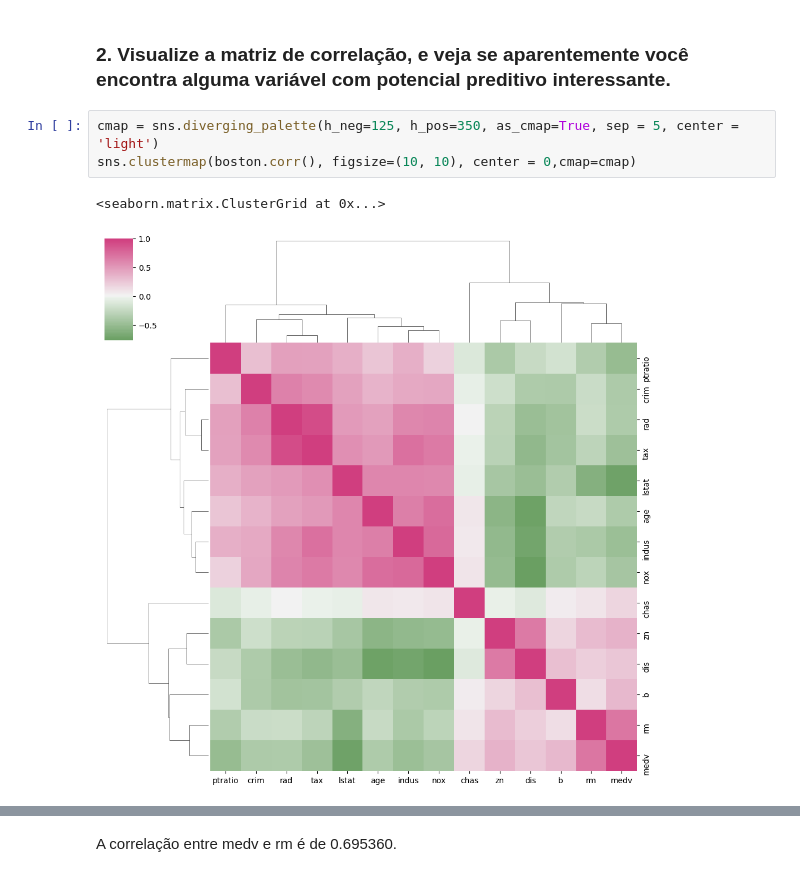
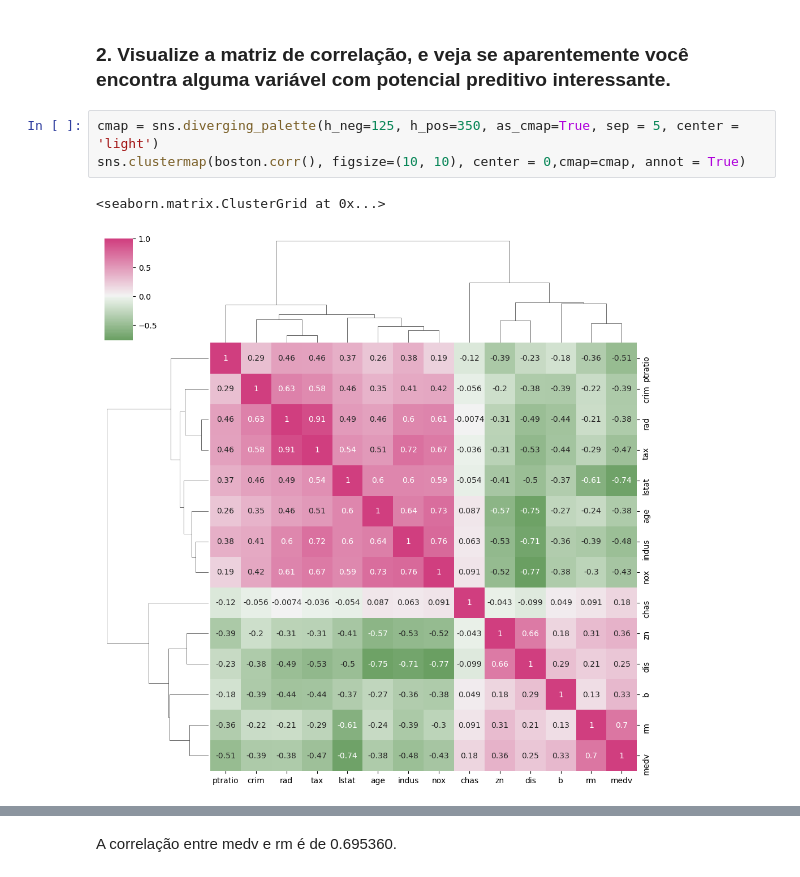
Before and after one commit to sannlin9/Descritivas-I, a Jupyter notebook: Árvores de regressão.ipynb, the cells around one changed output, grey strips where cells are left out. Drawn from its saved outputs; the diff is of its cells as text.

```diff
--- a/Árvores de regressão.ipynb
+++ b/Árvores de regressão.ipynb
@@ -88,7 +88,7 @@ memory usage: 51.5 KB
 ### 2.  Visualize a matriz de correlação, e veja se aparentemente você encontra alguma variável com potencial preditivo interessante.
 # %%
 cmap = sns.diverging_palette(h_neg=125, h_pos=350, as_cmap=True, sep = 5, center = 'light')
-sns.clustermap(boston.corr(), figsize=(10, 10), center = 0,cmap=cmap)
+sns.clustermap(boston.corr(), figsize=(10, 10), center = 0,cmap=cmap, annot = True)
 # %% [output]
 <seaborn.matrix.ClusterGrid at 0x...>
-[figure, old version]
+[figure, new version]
```
Also changed, not shown: parts of 2 cells of this notebook.
